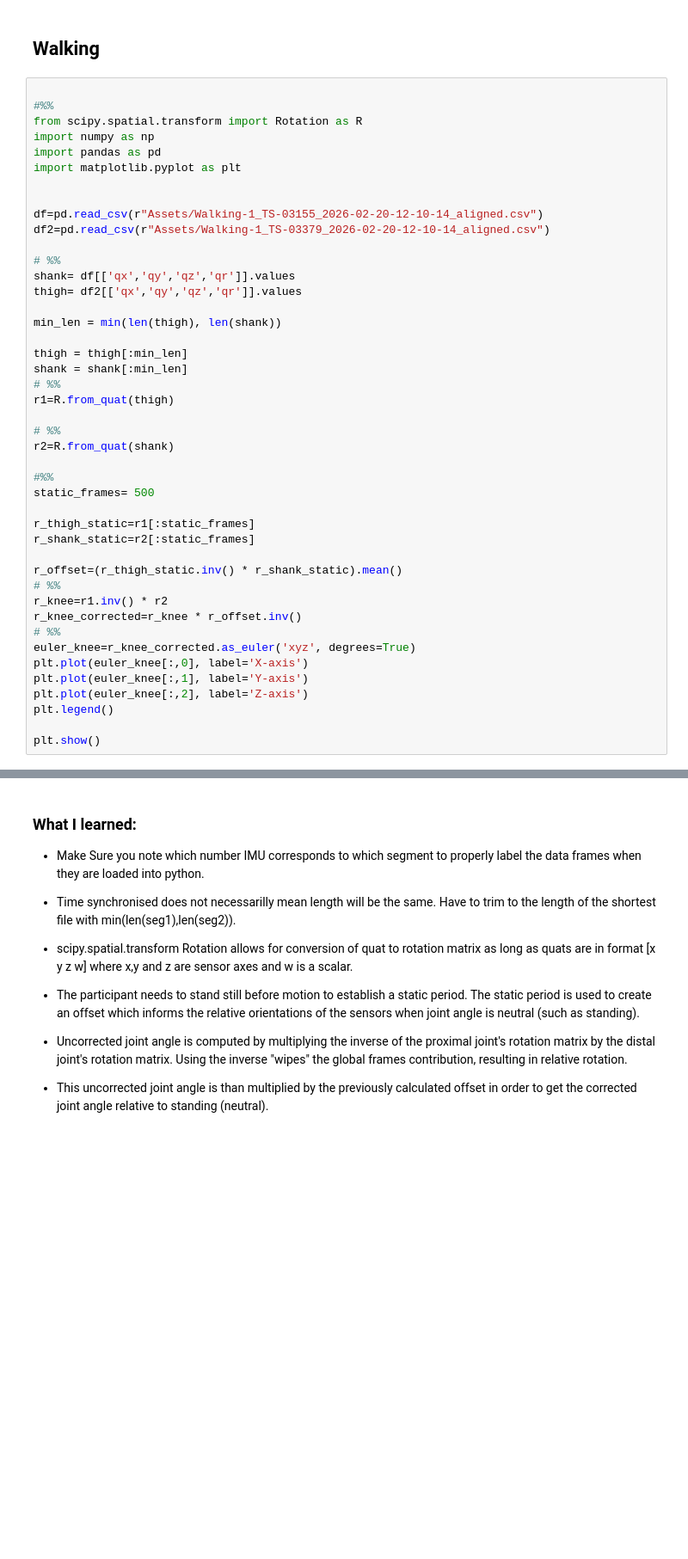
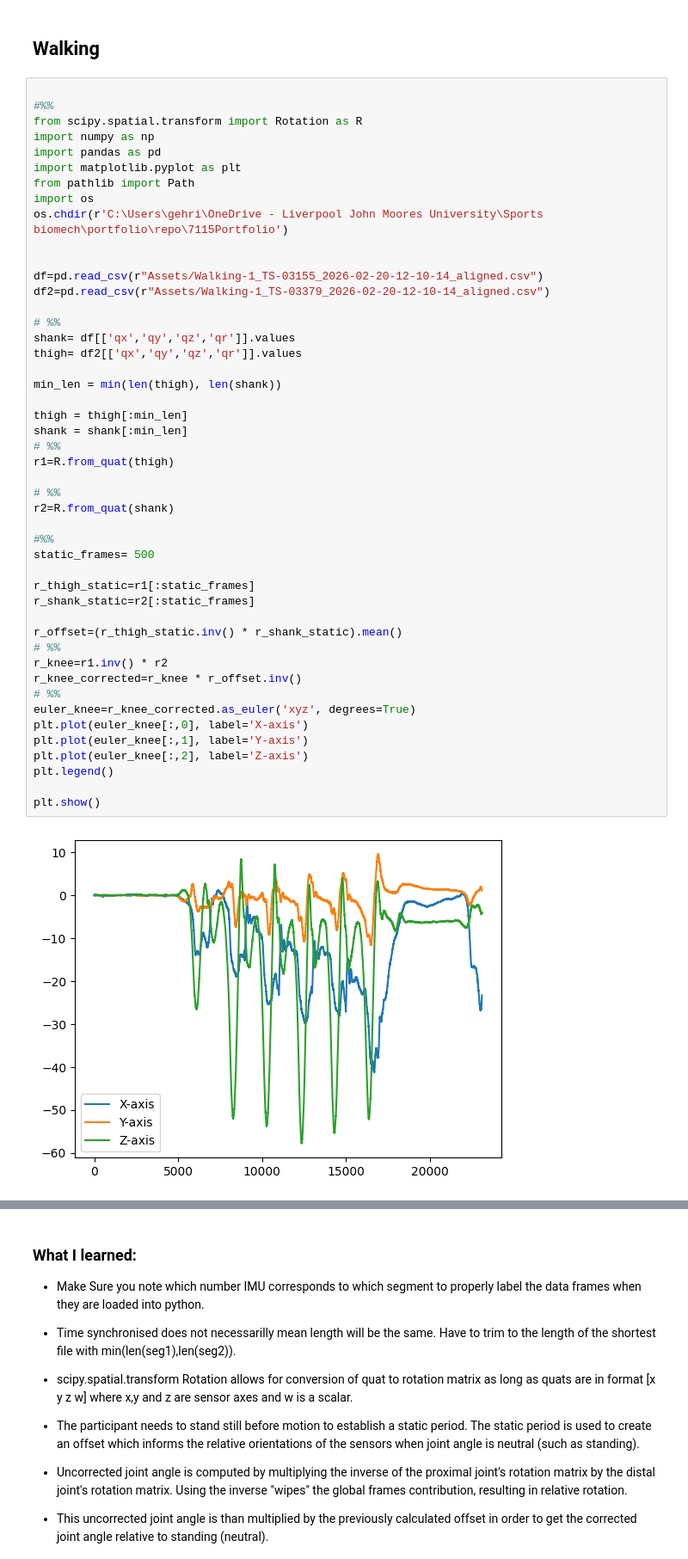
Before and after one commit to aidangehring/7115-IMU-Portfolio, a Jupyter notebook: Assets/IMU_Walking.ipynb, the cells around one changed output, grey strips where cells are left out. Shown at 86% size. Saved outputs shown, nothing was run; the diff lists cells and outputs as text; blank space fills up the shorter version.

```diff
--- a/Assets/IMU_Walking.ipynb
+++ b/Assets/IMU_Walking.ipynb
@@ -9,6 +9,9 @@ from scipy.spatial.transform import Rotation as R
 import numpy as np
 import pandas as pd
 import matplotlib.pyplot as plt
+from pathlib import Path
+import os
+os.chdir(r'C:\Users\gehri\OneDrive - Liverpool John Moores University\Sports biomech\portfolio\repo\7115Portfolio')
 
 
 df=pd.read_csv(r"Assets/Walking-1_TS-03155_2026-02-20-12-10-14_aligned.csv")
@@ -19,30 +22,32 @@ shank= df[['qx','qy','qz','qr']].values
 thigh= df2[['qx','qy','qz','qr']].values
 
 min_len = min(len(thigh), len(shank))
 
 thigh = thigh[:min_len]
 shank = shank[:min_len]
 # %%
 r1=R.from_quat(thigh)
 
 # %%
 r2=R.from_quat(shank)
 
 #%%
 static_frames= 500
 
 r_thigh_static=r1[:static_frames]
 r_shank_static=r2[:static_frames]
 
 r_offset=(r_thigh_static.inv() * r_shank_static).mean()
 # %%
 r_knee=r1.inv() * r2
 r_knee_corrected=r_knee * r_offset.inv()
 # %%
 euler_knee=r_knee_corrected.as_euler('xyz', degrees=True)
 plt.plot(euler_knee[:,0], label='X-axis')
 plt.plot(euler_knee[:,1], label='Y-axis')
 plt.plot(euler_knee[:,2], label='Z-axis')
 plt.legend()
 
 plt.show()
+# %% [output]
+[figure, added]
```
Also changed, not shown: parts of 2 cells of this notebook, 49 other files.
